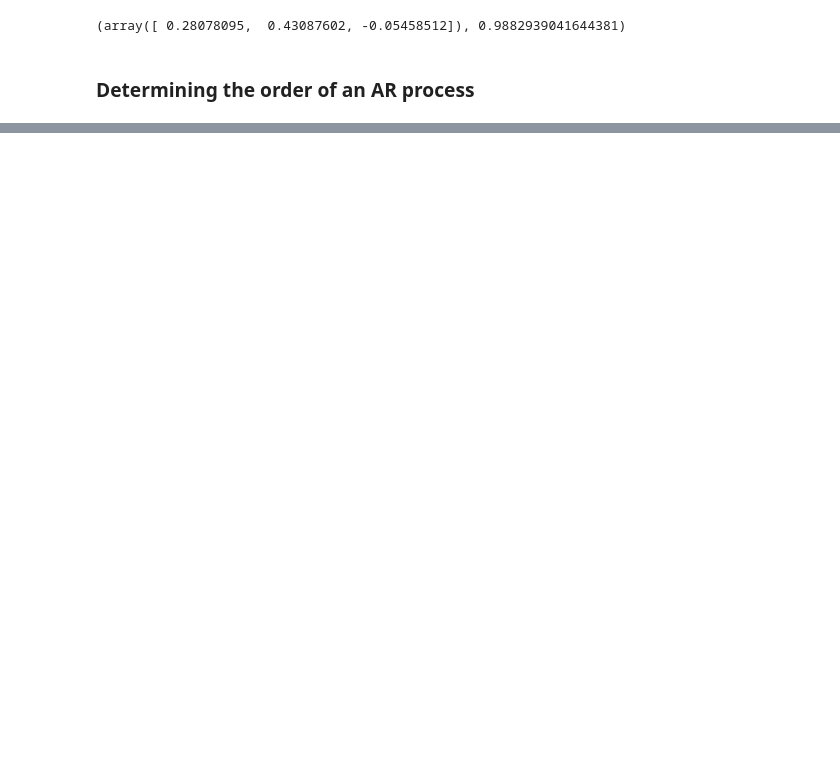
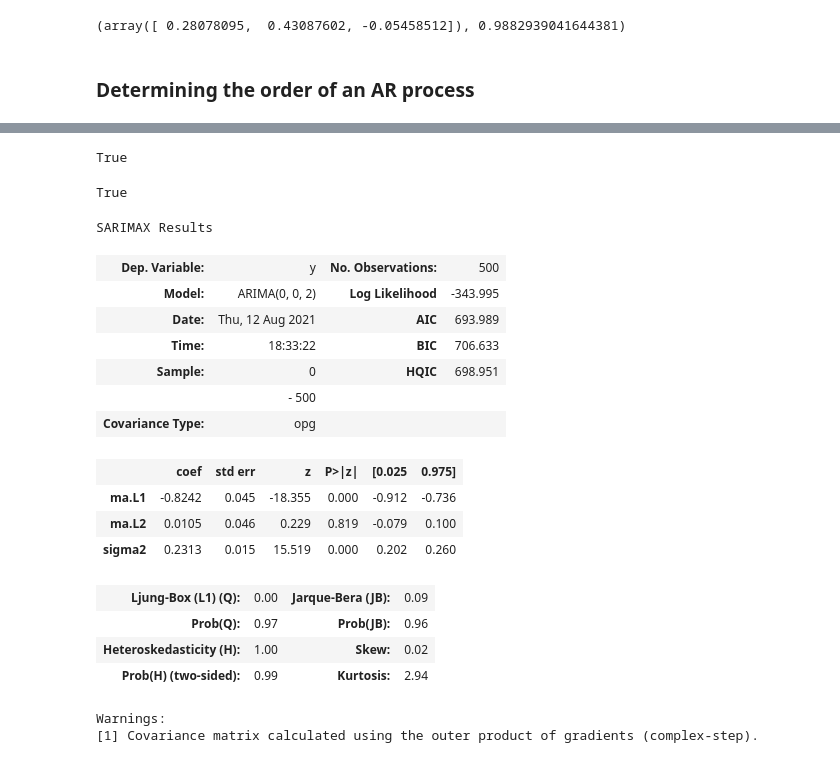
Before and after one commit to mlize/Time-Series-Study, a Jupyter notebook: fitting_time_series_in_the_time_domain.ipynb, the cells around one changed output, grey strips where cells are left out. Drawn from its saved outputs; the diff is of its cells as text; code cells hidden in the pictures; blank space fills up the shorter version.

```diff
--- a/fitting_time_series_in_the_time_domain.ipynb
+++ b/fitting_time_series_in_the_time_domain.ipynb
@@ -539,0 +628,33 @@ Warnings:
+# %%
+ma_process = sm.tsa.ArmaProcess( ma = [-0.5, 0.4])
+# %%
+ma_process.isstationary
+# %% [output]
+True
+# %%
+ma_process.isinvertible
+# %% [output]
+True
+# %%
+ma_series = ma_process.generate_sample(500)
+# %%
+ARIMA(ma_series, order = (0,0,2), trend = 'n').fit().summary()
+# %% [output]
+SARIMAX Results
+| Dep. Variable: | y | No. Observations: | 500 |
+| Model: | ARIMA(0, 0, 2) | Log Likelihood | -343.995 |
+| Date: | Thu, 12 Aug 2021 | AIC | 693.989 |
+| Time: | 18:33:22 | BIC | 706.633 |
+| Sample: | 0 | HQIC | 698.951 |
+|  | - 500 |  |  |
+| Covariance Type: | opg |  |  |
+|  | coef | std err | z | P>|z| | [0.025 | 0.975] |
+| ma.L1 | -0.8242 | 0.045 | -18.355 | 0.000 | -0.912 | -0.736 |
+| ma.L2 | 0.0105 | 0.046 | 0.229 | 0.819 | -0.079 | 0.100 |
+| sigma2 | 0.2313 | 0.015 | 15.519 | 0.000 | 0.202 | 0.260 |
+| Ljung-Box (L1) (Q): | 0.00 | Jarque-Bera (JB): | 0.09 |
+| Prob(Q): | 0.97 | Prob(JB): | 0.96 |
+| Heteroskedasticity (H): | 1.00 | Skew: | 0.02 |
+| Prob(H) (two-sided): | 0.99 | Kurtosis: | 2.94 |
+Warnings:
+[1] Covariance matrix calculated using the outer product of gradients (complex-step).
```
Also changed, not shown: parts of 20 cells of this notebook.
